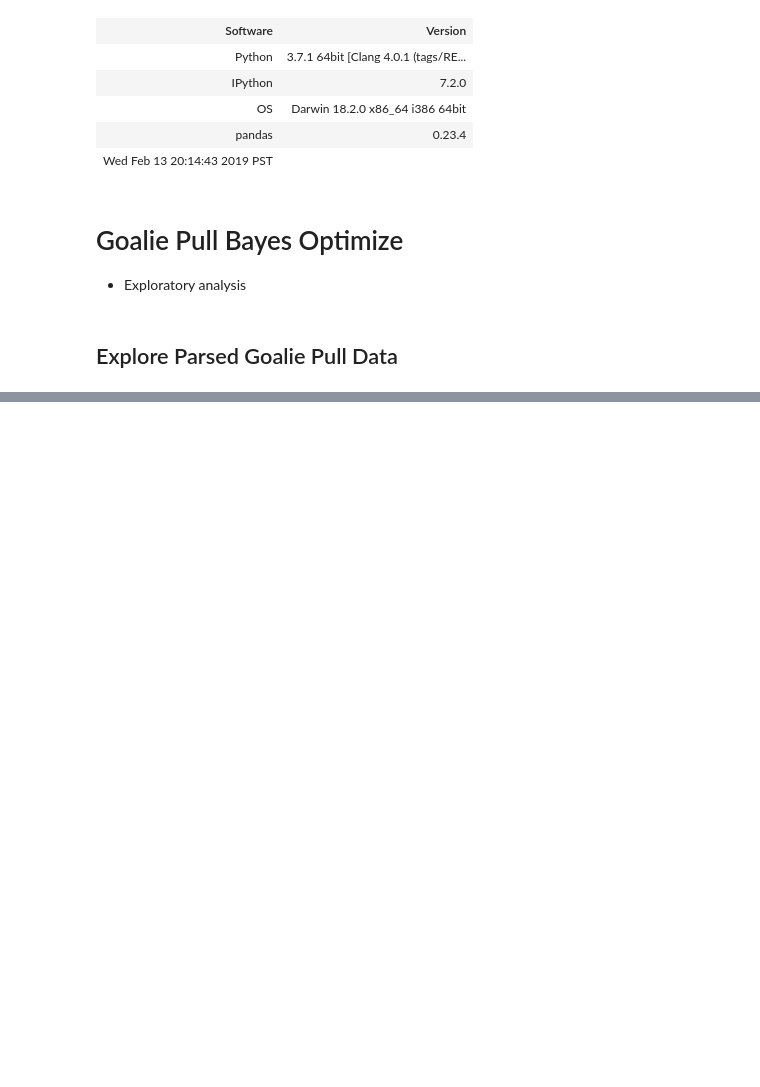
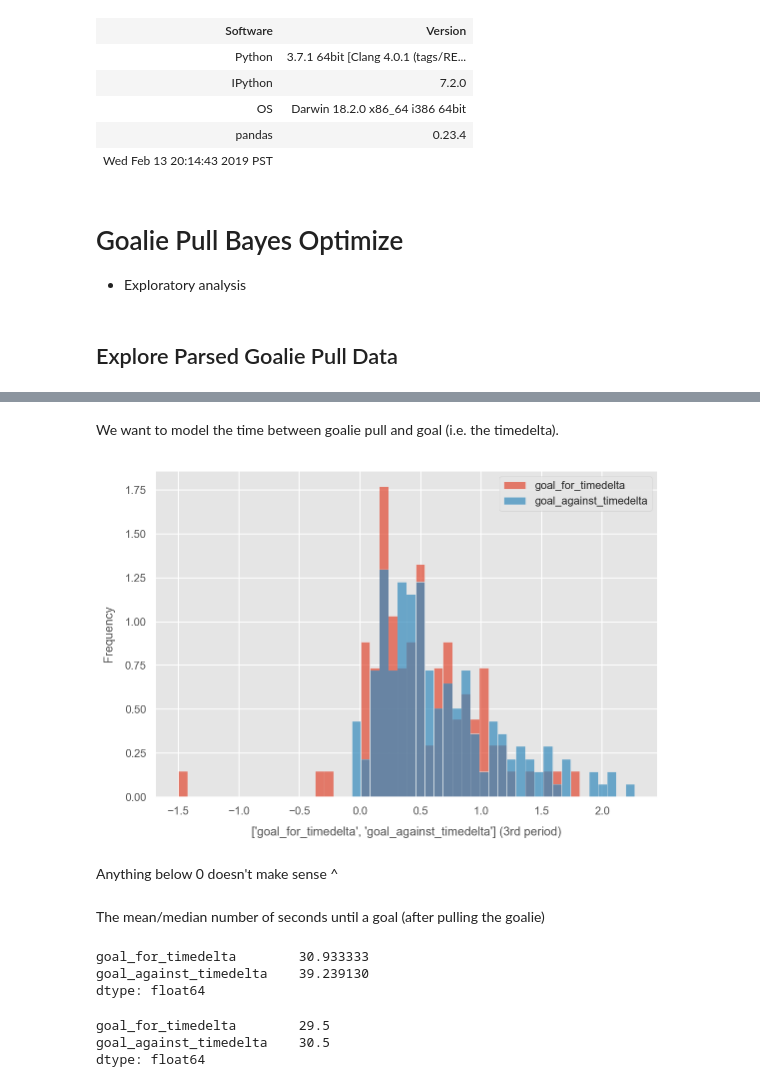
Before and after one commit to zazencodes/nhl-goalie-pull-optimization, a Jupyter notebook: jupter-notebooks/3_exploratory_analysis.ipynb, the cells around one changed output, grey strips where cells are left out. Saved outputs shown, nothing was run; the diff lists cells and outputs as text; code cells hidden in the pictures; blank space fills up the shorter version.

```diff
--- a/jupter-notebooks/3_exploratory_analysis.ipynb
+++ b/jupter-notebooks/3_exploratory_analysis.ipynb
@@ -35,0 +146,24 @@ df = pd.read_pickle('../data/pkl/20032004_goalie_pulls_2019-02-13.pkl')
+# %% [markdown]
+We want to model the time between goalie pull and goal (i.e. the timedelta).
+# %%
+cols = ['goal_for_timedelta', 'goal_against_timedelta']
+(df[cols].astype('timedelta64[s]') / 60).plot.hist(bins=50, alpha=0.7, density='normed')
+plt.xlabel(f'{cols} (3rd period)');
+# %% [output]
+[figure, added]
+# %% [markdown]
+Anything below 0 doesn't make sense ^
+# %% [markdown]
+The mean/median number of seconds until a goal (after pulling the goalie)
+# %%
+(df[cols].astype('timedelta64[s]')).mean()
+# %% [output]
+goal_for_timedelta        30.933333
+goal_against_timedelta    39.239130
+dtype: float64
+# %%
+(df[cols].astype('timedelta64[s]')).median()
+# %% [output]
+goal_for_timedelta        29.5
+goal_against_timedelta    30.5
+dtype: float64
```
Also changed, not shown: parts of 12 cells of this notebook.
